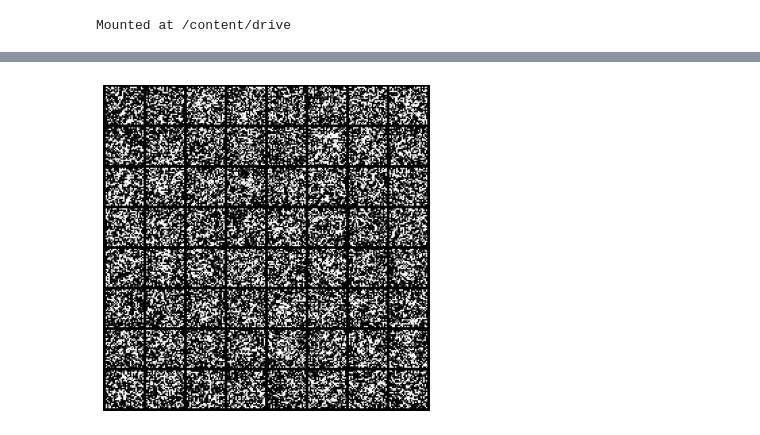
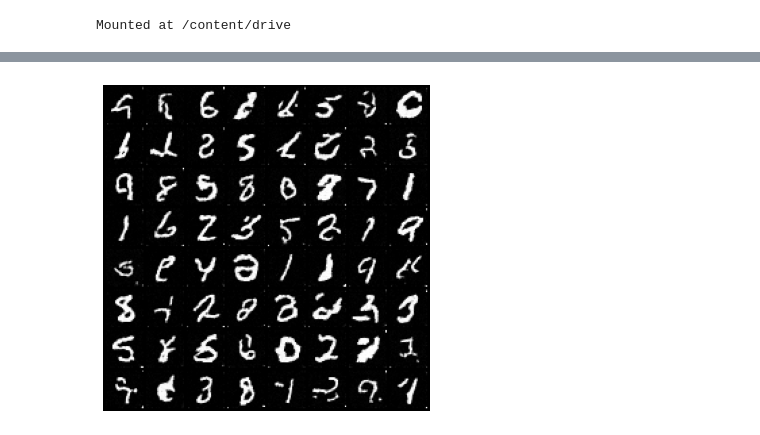
Before and after one commit to snigdhasaha7/diffusion-for-photoacoustic, a Jupyter notebook: CS101TrainingSelfImplementation.ipynb, the cells around one changed output, grey strips where cells are left out. Cells and saved outputs as stored; diff of their text form; code cells hidden in the pictures.

```diff
--- a/CS101TrainingSelfImplementation.ipynb
+++ b/CS101TrainingSelfImplementation.ipynb
@@ -236,0 +269,14 @@ plt.imshow(example_4)
+# %%
+x = example.to(device)
+fig, axs = plt.subplots(1, 10)
+fig.tight_layout(pad=10)
+fig.set_figheight(30)
+fig.set_figwidth(30)
+img = axs[0].imshow(torch.squeeze(x).cpu())
+plt.colorbar(img, ax=axs[0],fraction=0.046, pad=0.04)
+
+for i in range(1,10):
+    perturbed_x = torch.squeeze(add_noise(x, subvp_marginal_prob_std_fn, rand=False, t=i*0.1))
+    img = axs[i].imshow(perturbed_x.cpu())
+    x = torch.unsqueeze(perturbed_x,dim=0)
+    plt.colorbar(img,ax=axs[i],fraction=0.046, pad=0.04)
@@ -260,7 +310,7 @@ for epoch in tqdm_epoch:
   num_items = 0
   for x, y in data_loader:
     x = x.to(device)
-    loss = loss_fn(score_model_ve, x, marginal_prob_std_fn)
+    loss = loss_fn(score_model_ve, x, ve_marginal_prob_std_fn)
     optimizer.zero_grad()
     loss.backward()
     optimizer.step()
@@ -315,6 +403,7 @@ num_steps =  500
 def Euler_Maruyama_sampler(score_model,
                            marginal_prob_std,
                            diffusion_coeff,
+                           drift_coeff = None,
                            batch_size=64,
                            num_steps=num_steps,
                            device='cuda',
@@ -329,7 +418,11 @@ def Euler_Maruyama_sampler(score_model,
     for time_step in tqdm.notebook.tqdm(time_steps):
       batch_time_step = torch.ones(batch_size, device=device) * time_step
       g = diffusion_coeff(batch_time_step)
-      mean_x = x + (g**2)[:, None, None, None] * score_model(x, batch_time_step) * step_size
+      if drift_coeff == None:
+          mean_x = x + (g**2)[:, None, None, None] * score_model(x, batch_time_step) * step_size
+      else:
+          f = drift_coeff(batch_time_step, x)
+          mean_x = x + ( -1 * f + ((g**2)[:, None, None, None] * score_model(x, batch_time_step)) ) * step_size
       x = mean_x + torch.sqrt(step_size) * g[:, None, None, None] * torch.randn_like(x)
   # Do not include any noise in the last sampling step.
   return mean_x
@@ -457,33 +592,33 @@ plt.show()
 # %%
 #@title Sampling (double click to expand or collapse)
 
 from torchvision.utils import make_grid
 
 ## Load the pre-trained checkpoint from disk.
 device = 'cuda' #@param ['cuda', 'cpu'] {'type':'string'}
 model_pth = 'ckpt_ve.pth' #@param ['ckpt.pth', 'ckpt_ve.pth'] {'type': 'string'}
 ckpt = torch.load(model_pth, map_location=device)
-score_model.load_state_dict(ckpt)
+score_model_ve.load_state_dict(ckpt)
 
 sample_batch_size = 64 #@param {'type':'integer'}
 sampler = Euler_Maruyama_sampler #@param ['Euler_Maruyama_sampler', 'pc_sampler', 'ode_sampler'] {'type': 'raw'}
 
 ## Generate samples using the specified sampler.
-samples = sampler(score_model,
-                  marginal_prob_std_fn,
-                  diffusion_coeff_fn,
+samples = sampler(score_model_ve,
+                  ve_marginal_prob_std_fn,
+                  ve_diffusion_coeff_fn,
                   sample_batch_size,
                   device=device)
 
 ## Sample visualization.
 samples = samples.clamp(0.0, 1.0)
 %matplotlib inline
 import matplotlib.pyplot as plt
 sample_grid = make_grid(samples, nrow=int(np.sqrt(sample_batch_size)))
 
 plt.figure(figsize=(6,6))
 plt.axis('off')
 plt.imshow(sample_grid.permute(1, 2, 0).cpu(), vmin=0., vmax=1.)
 plt.show()
 # %% [output]
-[figure, old version]
+[figure, new version]
```
Also changed, not shown: parts of 20 cells of this notebook.
